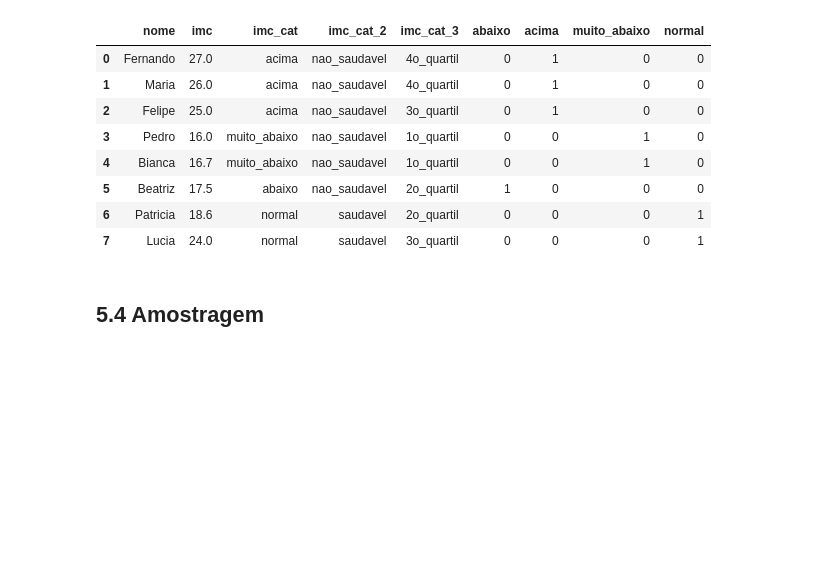
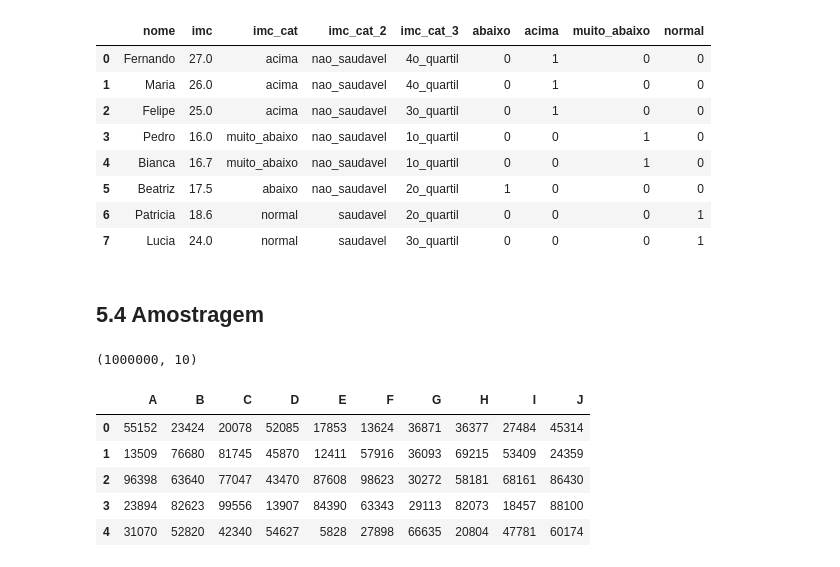
Before and after one commit to RaphaelfsOliveira/DataScience, a Jupyter notebook: EBAC Curso Ciência de Dados/Cientista de Dados/modulo_5_limpeza_e_preparacao_de_dados.ipynb, the cells around one changed output. Saved outputs shown, nothing was run; the diff lists cells and outputs as text; code cells hidden in the pictures; blank space fills up the shorter version.

```diff
--- a/EBAC Curso Ciência de Dados/Cientista de Dados/modulo_5_limpeza_e_preparacao_de_dados.ipynb
+++ b/EBAC Curso Ciência de Dados/Cientista de Dados/modulo_5_limpeza_e_preparacao_de_dados.ipynb
@@ -590,0 +595,11 @@ df_imc
+# %%
+print(df.shape)
+df.head(5)
+# %% [output]
+(1000000, 10)
+|  | A | B | C | D | E | F | G | H | I | J |
+| 0 | 55152 | 23424 | 20078 | 52085 | 17853 | 13624 | 36871 | 36377 | 27484 | 45314 |
+| 1 | 13509 | 76680 | 81745 | 45870 | 12411 | 57916 | 36093 | 69215 | 53409 | 24359 |
+| 2 | 96398 | 63640 | 77047 | 43470 | 87608 | 98623 | 30272 | 58181 | 68161 | 86430 |
+| 3 | 23894 | 82623 | 99556 | 13907 | 84390 | 63343 | 29113 | 82073 | 18457 | 88100 |
+| 4 | 31070 | 52820 | 42340 | 54627 | 5828 | 27898 | 66635 | 20804 | 47781 | 60174 |
```
Also changed, not shown: parts of 12 cells of this notebook.
